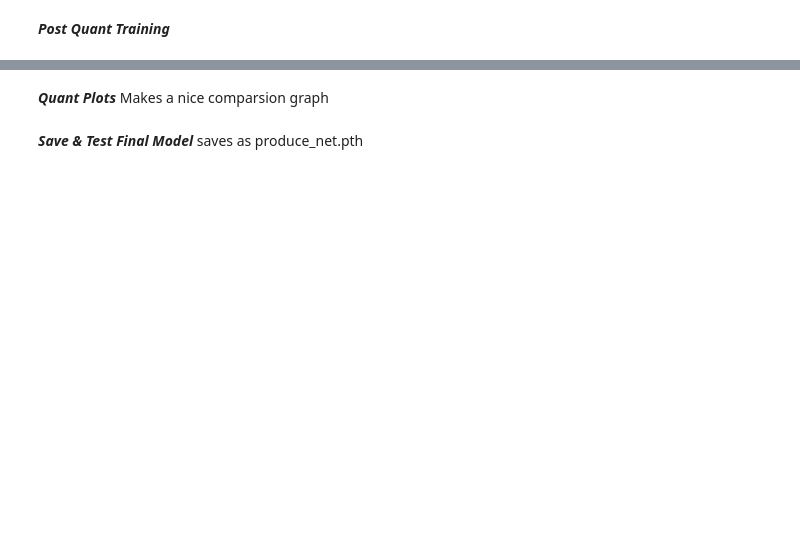
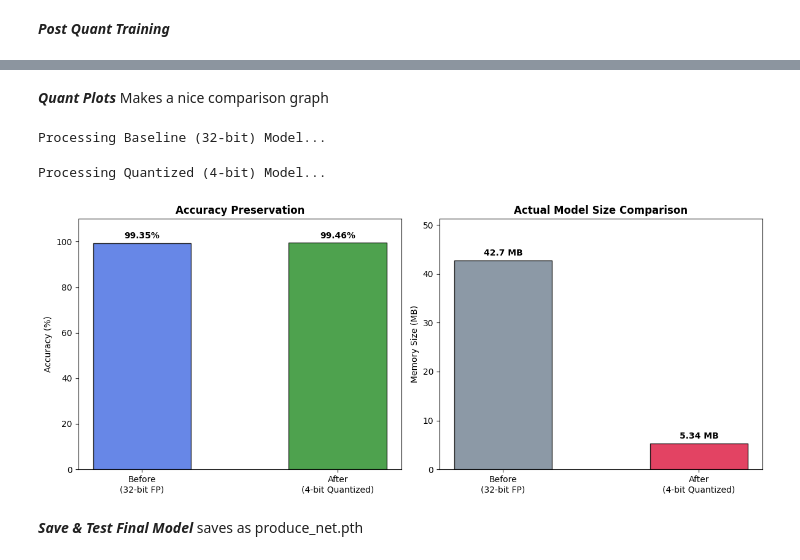
Before and after one commit to a-kelly0/ECE556-Final-Project, a Jupyter notebook: training_scripts/produce_cnn_updated.ipynb, the cells around one changed output, grey strips where cells are left out. Saved outputs shown, nothing was run; the diff lists cells and outputs as text; code cells hidden in the pictures; blank space fills up the shorter version.

```diff
--- a/training_scripts/produce_cnn_updated.ipynb
+++ b/training_scripts/produce_cnn_updated.ipynb
@@ -120,7 +200,7 @@ val_loader = DataLoader(dataset=val_dataset, batch_size=batch_size, shuffle=Fals
 #Load Resnet model
 model = models.resnet18(pretrained=True)
 num_features = model.fc.in_features
-model.fc = nn.Linear(num_features, len(train_dataset.classes)) #make the last fc layer output the correct number of classes
+model.fc = nn.Linear(num_features, class_number) #make the last fc layer output the correct number of classes
 
 #Setup GPU
 device = torch.device("cuda" if torch.cuda.is_available() else "cpu")
@@ -572,5 +722,5 @@ print("Saved final model to 'resnet18_pruned_quantized_finetuned.pth'")
 # %% [markdown]
-***Quant Plots*** Makes a nice comparsion graph
+***Quant Plots*** Makes a nice comparison graph
 # %%
 import matplotlib.pyplot as plt
 import torch
@@ -590,7 +740,7 @@ def get_model_size(model, bitwidth=32):
 def evaluate_and_size(model_path, is_quantized=False):
     # Build architecture
     eval_model = models.resnet18()
-    eval_model.fc = nn.Linear(eval_model.fc.in_features, 51)
+    eval_model.fc = nn.Linear(eval_model.fc.in_features, class_number)
 
     # Load weights
     eval_model.load_state_dict(torch.load(model_path, weights_only=True))
@@ -627,33 +777,37 @@ print("Processing Quantized (4-bit) Model...")
 quantized_acc, quantized_size = evaluate_and_size("resnet18_pruned_quantized_finetuned.pth", is_quantized=True)
 
 
 fig, (ax1, ax2) = plt.subplots(1, 2, figsize=(12, 5))
 labels = ['Before\n(32-bit FP)', 'After\n(4-bit Quantized)']
 
 # --- Plot 1: Accuracy Comparison ---
 accuracies = [original_acc, quantized_acc]
 bars1 = ax1.bar(labels, accuracies, color=['royalblue', 'forestgreen'], edgecolor='black', alpha=0.8, width=0.5)
 ax1.set_ylabel('Accuracy (%)')
 ax1.set_title('Accuracy Preservation', fontweight='bold')
 ax1.set_ylim(0, 110)
 
 for bar in bars1:
     yval = bar.get_height()
     ax1.text(bar.get_x() + bar.get_width()/2, yval + 2, f"{yval}%", ha='center', fontweight='bold')
 
 # --- Plot 2: Actual Model Size ---
 sizes = [original_size, quantized_size]
 bars2 = ax2.bar(labels, sizes, color=['slategray', 'crimson'], edgecolor='black', alpha=0.8, width=0.5)
 ax2.set_ylabel('Memory Size (MB)')
 ax2.set_title('Actual Model Size Comparison', fontweight='bold')
 ax2.set_ylim(0, max(sizes) * 1.2)
 
 for bar in bars2:
     yval = bar.get_height()
     ax2.text(bar.get_x() + bar.get_width()/2, yval + 1, f"{yval} MB", ha='center', fontweight='bold')
 
 plt.tight_layout()
 plt.show()
+# %% [output]
+Processing Baseline (32-bit) Model...
+Processing Quantized (4-bit) Model...
+[figure, added]
 # %% [markdown]
 ***Save & Test Final Model*** saves as produce_net.pth
 # %%
```
Also changed, not shown: parts of 14 cells of this notebook, 12 other files.
